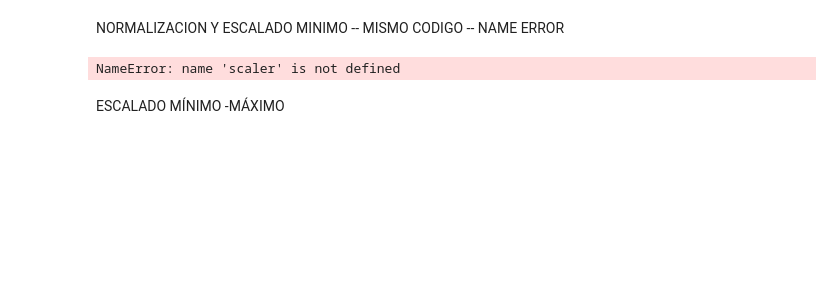
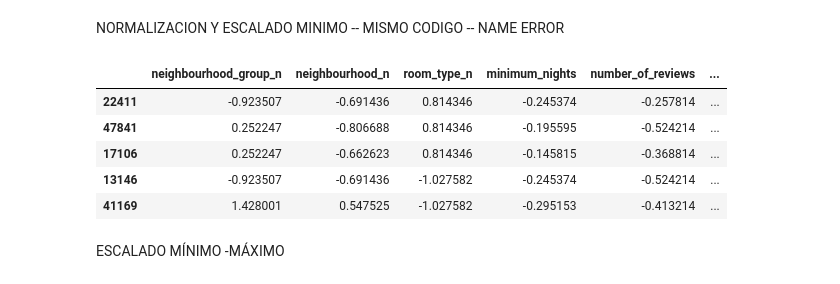
Before and after one commit to 4GeeksAcademy/CristinaChico_EDA, a Jupyter notebook: src/explore.ipynb, the cells around one changed output. Saved outputs shown, nothing was run; the diff lists cells and outputs as text; code cells hidden in the pictures; blank space fills up the shorter version.

```diff
--- a/src/explore.ipynb
+++ b/src/explore.ipynb
@@ -321,0 +334,2 @@ CONCLUSIONES DEL ANÁLISIS DESCRIPTIVO
+# %%
+total_data=total_data[total_data["price"] < 500 ]
@@ -354,19 +380,24 @@ NORMALIZACION Y ESCALADO MINIMO -- MISMO CODIGO
 -- NAME ERROR
 # %%
 #NORM:
-X_train_norm = scaler.transform(X_train)
 scaler = StandardScaler()
 scaler.fit(X_train)
 
 X_train_norm = scaler.transform(X_train)
 X_train_norm = pd.DataFrame(X_train_norm, index = X_train.index, columns = num_variables)
 
 X_test_norm = scaler.transform(X_test)
 X_test_norm = pd.DataFrame(X_test_norm, index = X_test.index, columns = num_variables)
 
 X_train_norm.head()
+#nunca con la var objetivo
 # %% [output]
-NameError: name 'scaler' is not defined
+|  | neighbourhood_group_n | neighbourhood_n | room_type_n | minimum_nights | number_of_reviews | ... |
+| 22411 | -0.923507 | -0.691436 | 0.814346 | -0.245374 | -0.257814 | ... |
+| 47841 | 0.252247 | -0.806688 | 0.814346 | -0.195595 | -0.524214 | ... |
+| 17106 | 0.252247 | -0.662623 | 0.814346 | -0.145815 | -0.368814 | ... |
+| 13146 | -0.923507 | -0.691436 | -1.027582 | -0.245374 | -0.524214 | ... |
+| 41169 | 1.428001 | 0.547525 | -1.027582 | -0.295153 | -0.413214 | ... |
 # %% [markdown]
 ESCALADO MÍNIMO -MÁXIMO
 # %%
```
Also changed, not shown: parts of 14 cells of this notebook.
